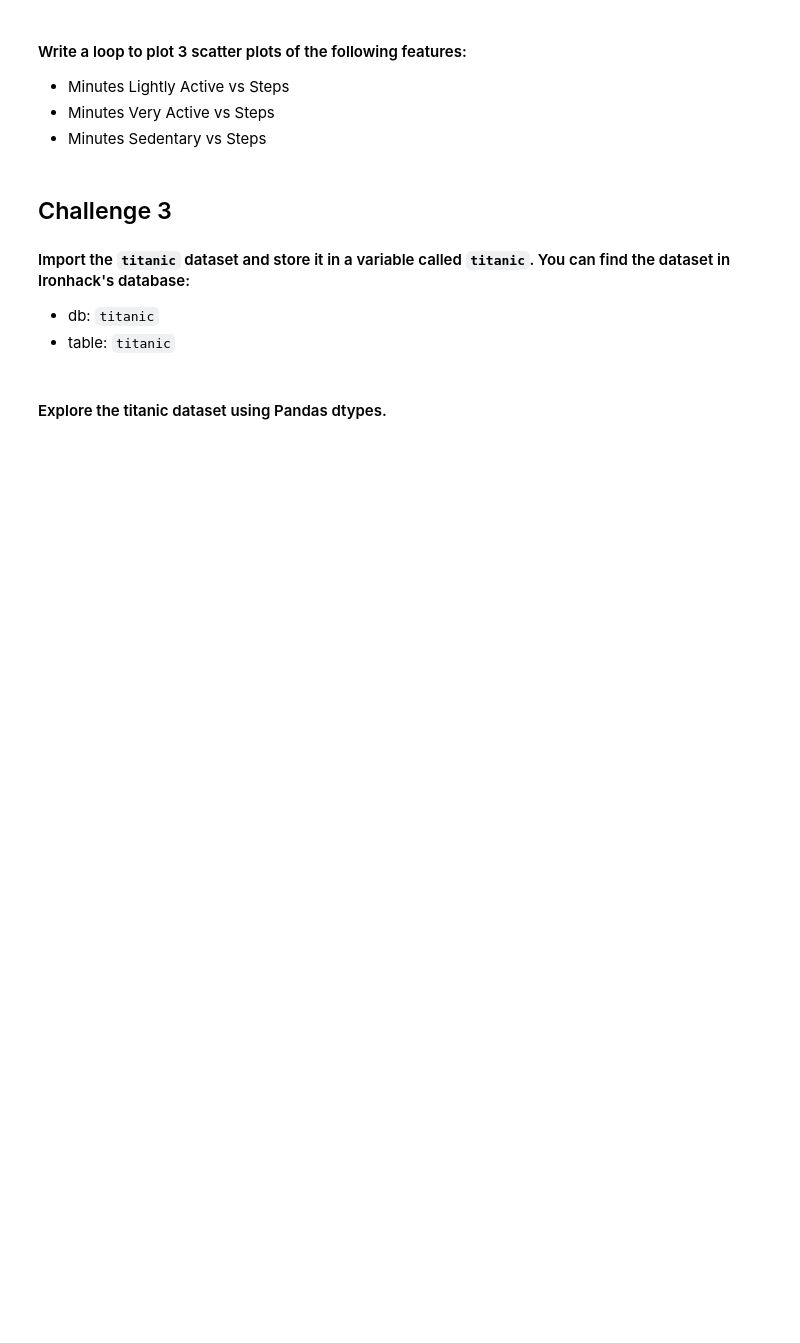
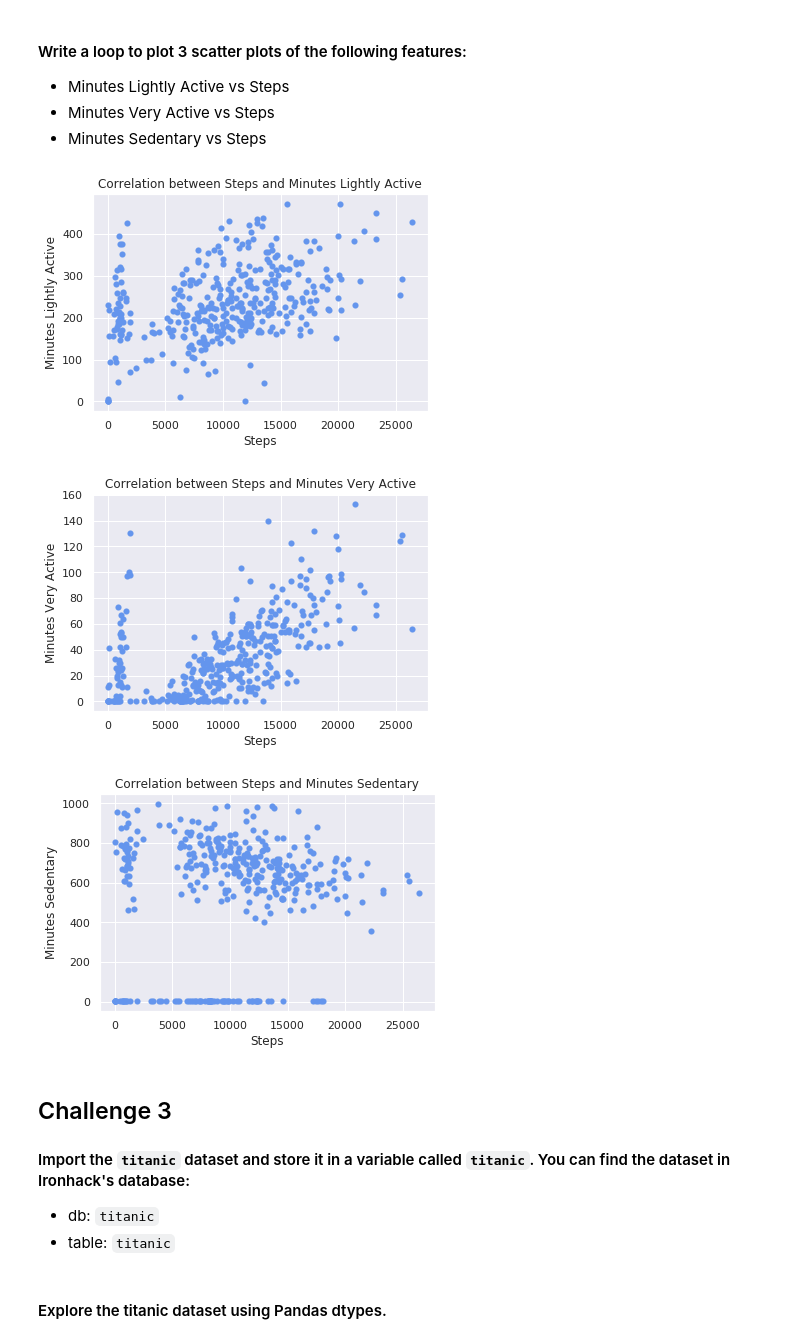
Before and after one commit to wobniarin/lab-matplotlib-seaborn, a Jupyter notebook: your-code/main.ipynb, the cells around one changed output. Saved outputs shown, nothing was run; the diff lists cells and outputs as text; code cells hidden in the pictures; blank space fills up the shorter version.

```diff
--- a/your-code/main.ipynb
+++ b/your-code/main.ipynb
@@ -189,3 +256,16 @@ How the average number of steps change by month. Use the appropriate visualizati
+# %%
+labels_y = ['Minutes Lightly Active', 'Minutes Very Active', 'Minutes Sedentary']
+
+for y in labels_y:
+    plt.scatter(fitbit2['Steps'], fitbit2[y], linewidth=0.1, color='cornflowerblue')
+    plt.title(f"Correlation between Steps and {y}")
+    plt.xlabel('Steps')
+    plt.ylabel(f"{y}")
+    plt.show()
+# %% [output]
+[figure, added]
+[figure, added]
+[figure, added]
 # %% [markdown]
 ## Challenge 3
 
```
Also changed, not shown: parts of 60 cells of this notebook, 2 other files.
